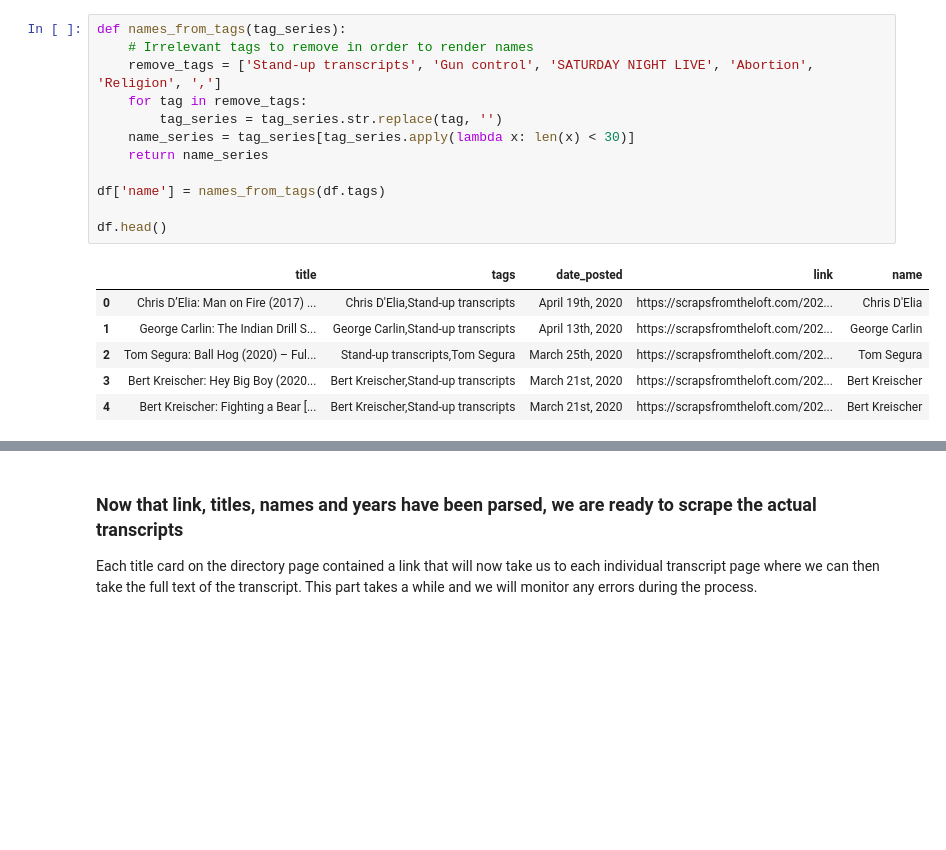
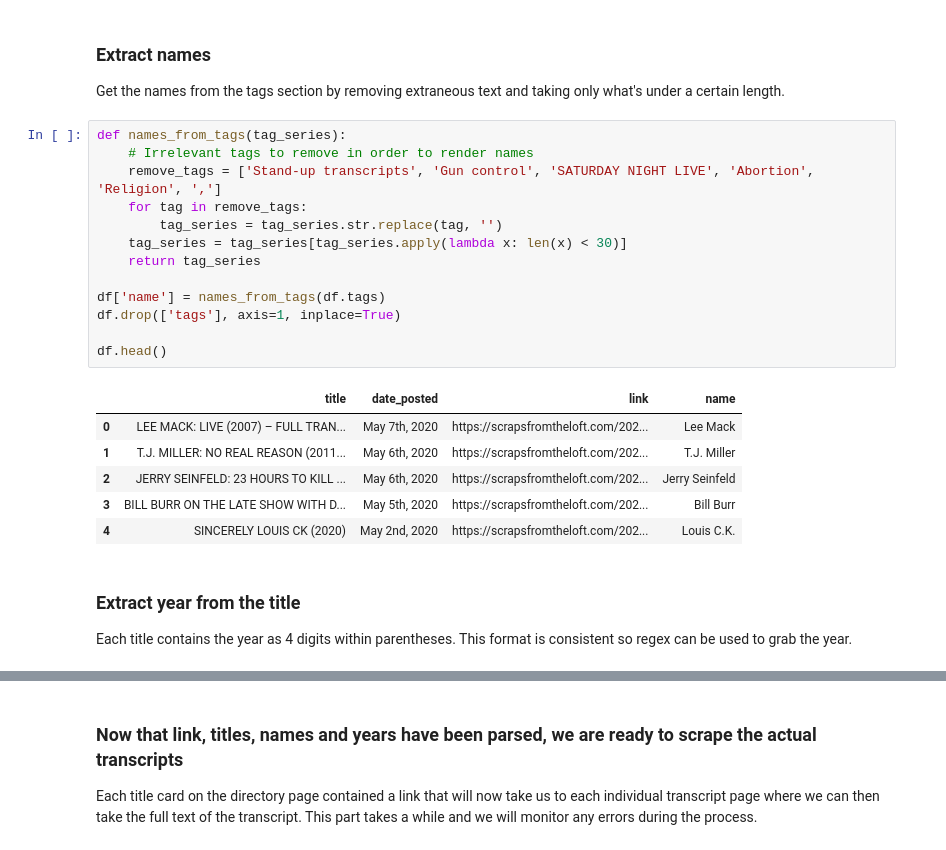
Before and after one commit to SethGo/Comedy, a Jupyter notebook: get_transcripts.ipynb, the cells around one changed output, grey strips where cells are left out. Saved outputs shown, nothing was run; the diff lists cells and outputs as text; blank space fills up the shorter version.

```diff
--- a/get_transcripts.ipynb
+++ b/get_transcripts.ipynb
@@ -66,22 +70,29 @@ Length : 314
+# %% [markdown]
+### Extract names
+Get the names from the tags section by removing extraneous text and taking only what's under a certain length.
 # %%
 def names_from_tags(tag_series):
     # Irrelevant tags to remove in order to render names
     remove_tags = ['Stand-up transcripts', 'Gun control', 'SATURDAY NIGHT LIVE', 'Abortion', 'Religion', ',']
     for tag in remove_tags:
         tag_series = tag_series.str.replace(tag, '')
-    name_series = tag_series[tag_series.apply(lambda x: len(x) < 30)]
-    return name_series
+    tag_series = tag_series[tag_series.apply(lambda x: len(x) < 30)]
+    return tag_series
 
 df['name'] = names_from_tags(df.tags)
+df.drop(['tags'], axis=1, inplace=True)
 
 df.head()
 # %% [output]
-|  | title | tags | date_posted | link | name |
-| 0 | Chris D’Elia: Man on Fire (2017) ... | Chris D'Elia,Stand-up transcripts | April 19th, 2020 | https://scrapsfromtheloft.com/202... | Chris D'Elia |
-| 1 | George Carlin: The Indian Drill S... | George Carlin,Stand-up transcripts | April 13th, 2020 | https://scrapsfromtheloft.com/202... | George Carlin |
-| 2 | Tom Segura: Ball Hog (2020) – Ful... | Stand-up transcripts,Tom Segura | March 25th, 2020 | https://scrapsfromtheloft.com/202... | Tom Segura |
-| 3 | Bert Kreischer: Hey Big Boy (2020... | Bert Kreischer,Stand-up transcripts | March 21st, 2020 | https://scrapsfromtheloft.com/202... | Bert Kreischer |
-| 4 | Bert Kreischer: Fighting a Bear [... | Bert Kreischer,Stand-up transcripts | March 21st, 2020 | https://scrapsfromtheloft.com/202... | Bert Kreischer |
+|  | title | date_posted | link | name |
+| 0 | LEE MACK: LIVE (2007) – FULL TRAN... | May 7th, 2020 | https://scrapsfromtheloft.com/202... | Lee Mack |
+| 1 | T.J. MILLER: NO REAL REASON (2011... | May 6th, 2020 | https://scrapsfromtheloft.com/202... | T.J. Miller |
+| 2 | JERRY SEINFELD: 23 HOURS TO KILL ... | May 6th, 2020 | https://scrapsfromtheloft.com/202... | Jerry Seinfeld |
+| 3 | BILL BURR ON THE LATE SHOW WITH D... | May 5th, 2020 | https://scrapsfromtheloft.com/202... | Bill Burr |
+| 4 | SINCERELY LOUIS CK (2020) | May 2nd, 2020 | https://scrapsfromtheloft.com/202... | Louis C.K. |
+# %% [markdown]
+### Extract year from the title
+Each title contains the year as 4 digits within parentheses. This format is consistent so regex can be used to grab the year.
 # %%
 import re
 
```
Also changed, not shown: parts of 18 cells of this notebook, 4 other files.
